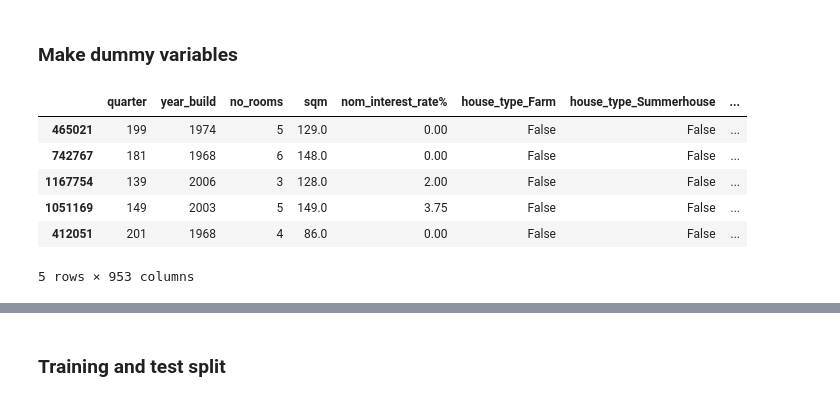
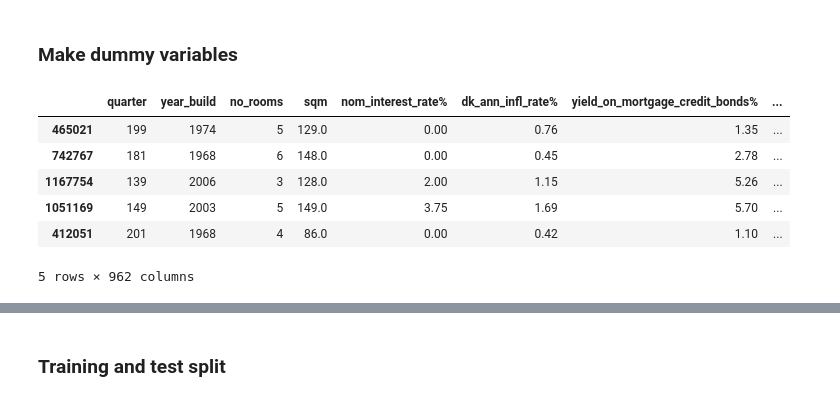
Before and after one commit to BPMRohde/AML, a Jupyter notebook: linear_regression.ipynb, the cells around one changed output, grey strips where cells are left out. Saved outputs shown, nothing was run; the diff lists cells and outputs as text; code cells hidden in the pictures.

```diff
--- a/linear_regression.ipynb
+++ b/linear_regression.ipynb
@@ -62,16 +62,14 @@ df["zip_code"] = df["zip_code"].astype("category")
 ### Make dummy variables
 # %%
 # We set drop_first=True to avoid the dummy variable trap
-df = df.sample(frac=1, random_state=42).copy()
-X = pd.get_dummies(df[["quarter","house_type", "sales_type", "year_build", "no_rooms", "sqm", "zip_code", "nom_interest_rate%" ]], drop_first=True)
-y = df["purchase_price"]
-X.shape, y.shape
+df = df.sample(frac=0.5, random_state=42).copy()
+X = pd.get_dummies(df[["quarter","house_type", "sales_type", "year_build", "no_rooms", "sqm", "zip_code", "area", "nom_interest_rate%", "dk_ann_infl_rate%", "yield_on_mortgage_credit_bonds%"]], drop_first=True)
 X.head()
 # %% [output]
-|  | quarter | year_build | no_rooms | sqm | nom_interest_rate% | house_type_Farm | house_type_Summerhouse | ... |
-| 465021 | 199 | 1974 | 5 | 129.0 | 0.00 | False | False | ... |
-| 742767 | 181 | 1968 | 6 | 148.0 | 0.00 | False | False | ... |
-| 1167754 | 139 | 2006 | 3 | 128.0 | 2.00 | False | False | ... |
-| 1051169 | 149 | 2003 | 5 | 149.0 | 3.75 | False | False | ... |
-| 412051 | 201 | 1968 | 4 | 86.0 | 0.00 | False | False | ... |
+|  | quarter | year_build | no_rooms | sqm | nom_interest_rate% | dk_ann_infl_rate% | yield_on_mortgage_credit_bonds% | ... |
+| 465021 | 199 | 1974 | 5 | 129.0 | 0.00 | 0.76 | 1.35 | ... |
+| 742767 | 181 | 1968 | 6 | 148.0 | 0.00 | 0.45 | 2.78 | ... |
+| 1167754 | 139 | 2006 | 3 | 128.0 | 2.00 | 1.15 | 5.26 | ... |
+| 1051169 | 149 | 2003 | 5 | 149.0 | 3.75 | 1.69 | 5.70 | ... |
+| 412051 | 201 | 1968 | 4 | 86.0 | 0.00 | 0.42 | 1.10 | ... |
-5 rows × 953 columns
+5 rows × 962 columns
```
Also changed, not shown: parts of 8 cells of this notebook.
